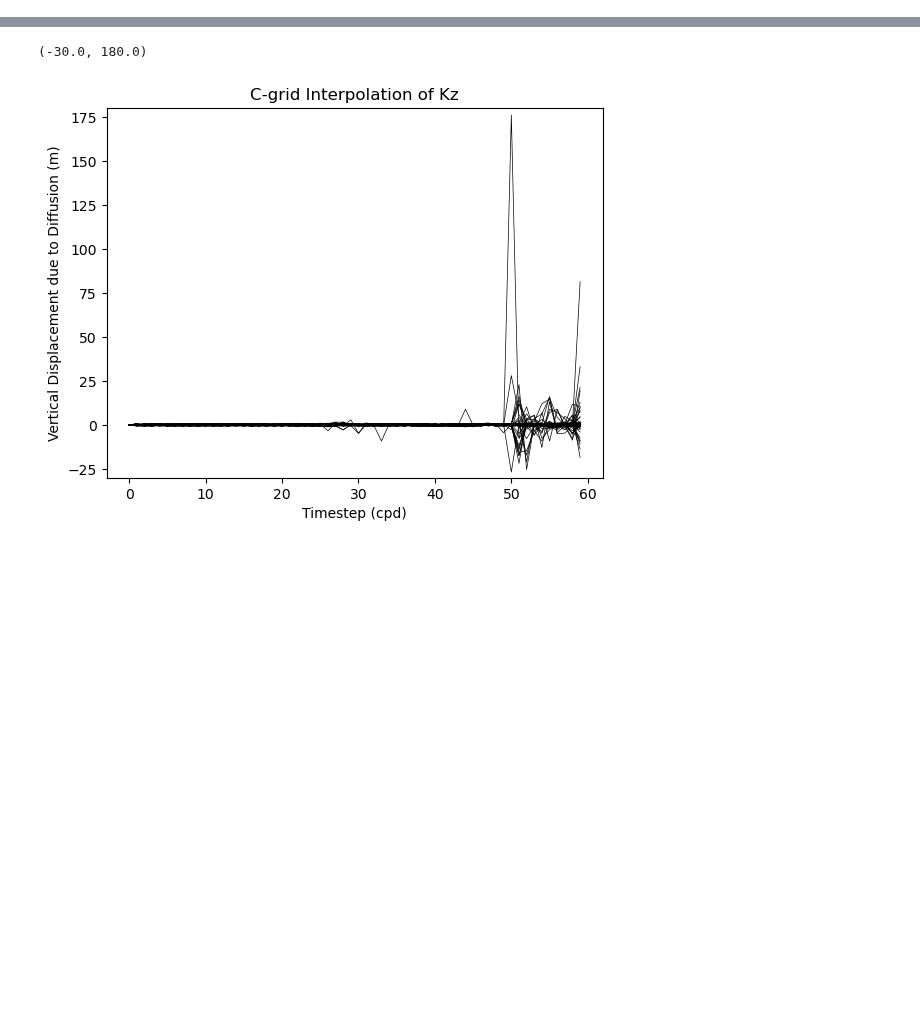
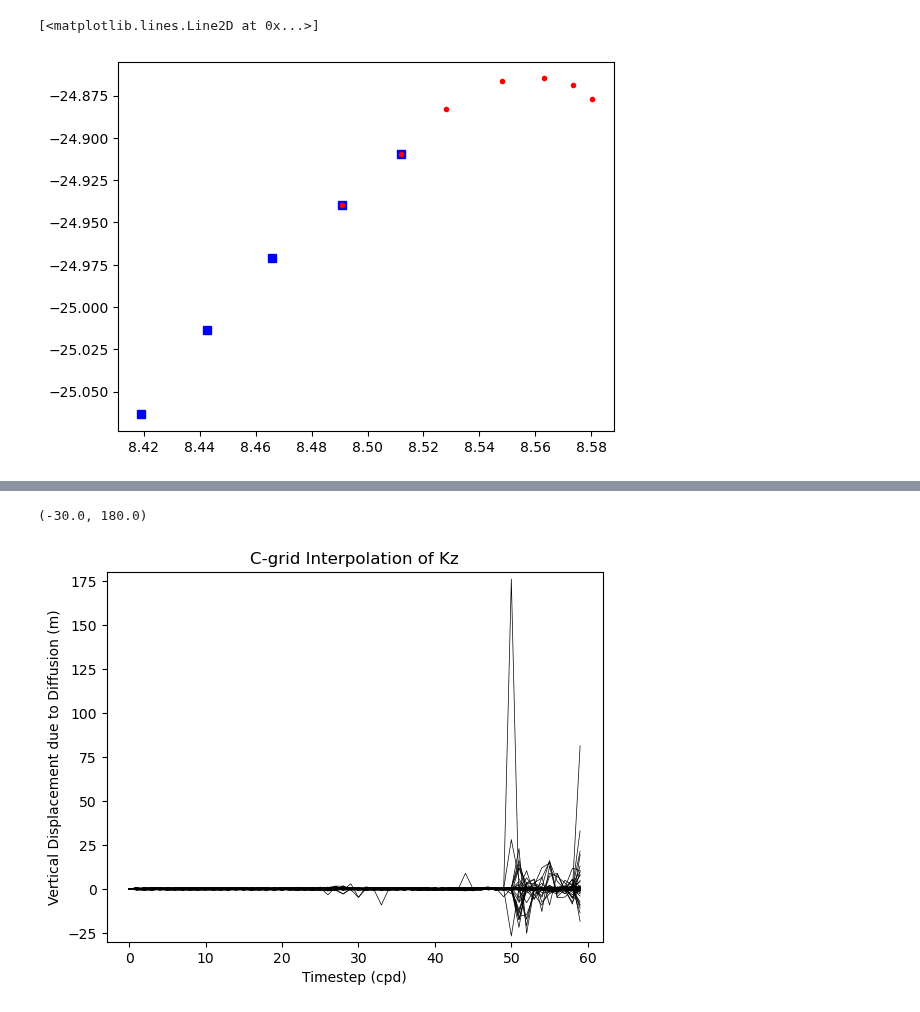
Before and after one commit to OceanParcels/Backtracking_Abyssal_Nanoplastics, a Jupyter notebook: notebooks/zarr_outputs.ipynb, the cells around one changed output, grey strips where cells are left out. Saved outputs shown, nothing was run; the diff lists cells and outputs as text; code cells hidden in the pictures; blank space fills up the shorter version.

```diff
--- a/notebooks/zarr_outputs.ipynb
+++ b/notebooks/zarr_outputs.ipynb
@@ -16,4 +16,6 @@ import matplotlib.cm as cm
 import matplotlib
 
 from tqdm import tqdm
+# %%
+tt = xr.open_dataset('/storage/shared/oceanparcels/output_data/data_Claudio/tests/restart23000file.zarr')
 # %%
@@ -41,0 +45,7 @@ Data variables: (12/19)
+# %%
+pp = 40
+plt.plot(tt.lon[pp, :], tt.lat[pp, :], 'bs')
+plt.plot(sim.lon[pp,-7:], sim.lat[pp,-7:], 'r.')
+# %% [output]
+[<matplotlib.lines.Line2D at 0x...>]
+[figure, added]
```
Also changed, not shown: parts of 13 cells of this notebook, 6 other files.
